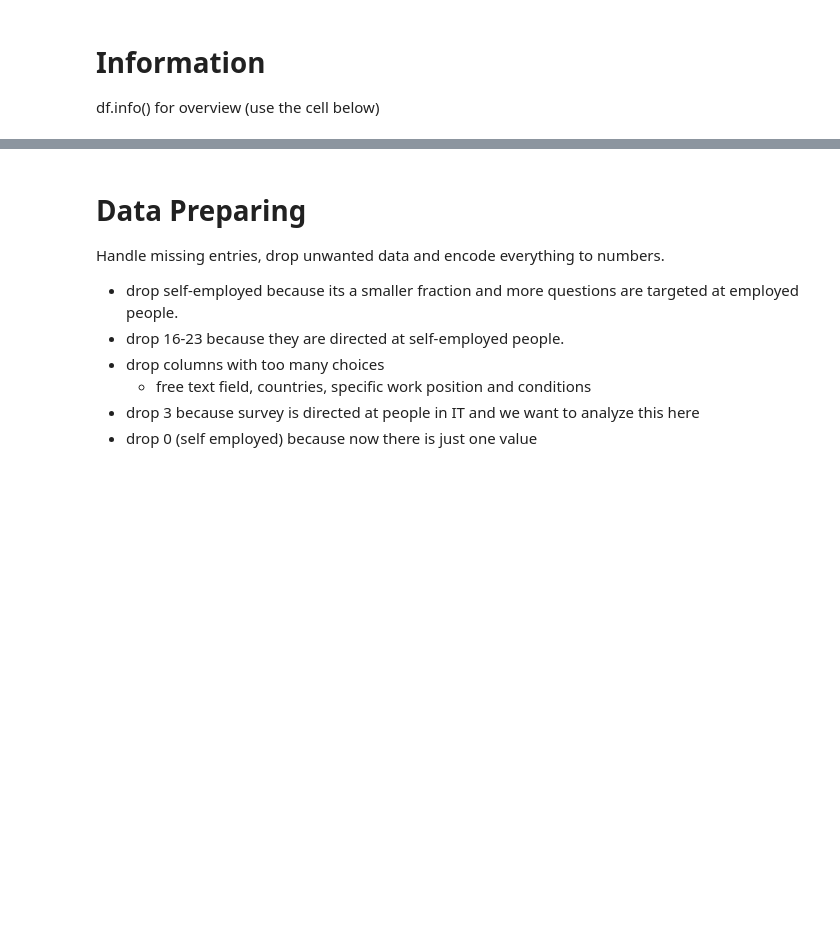
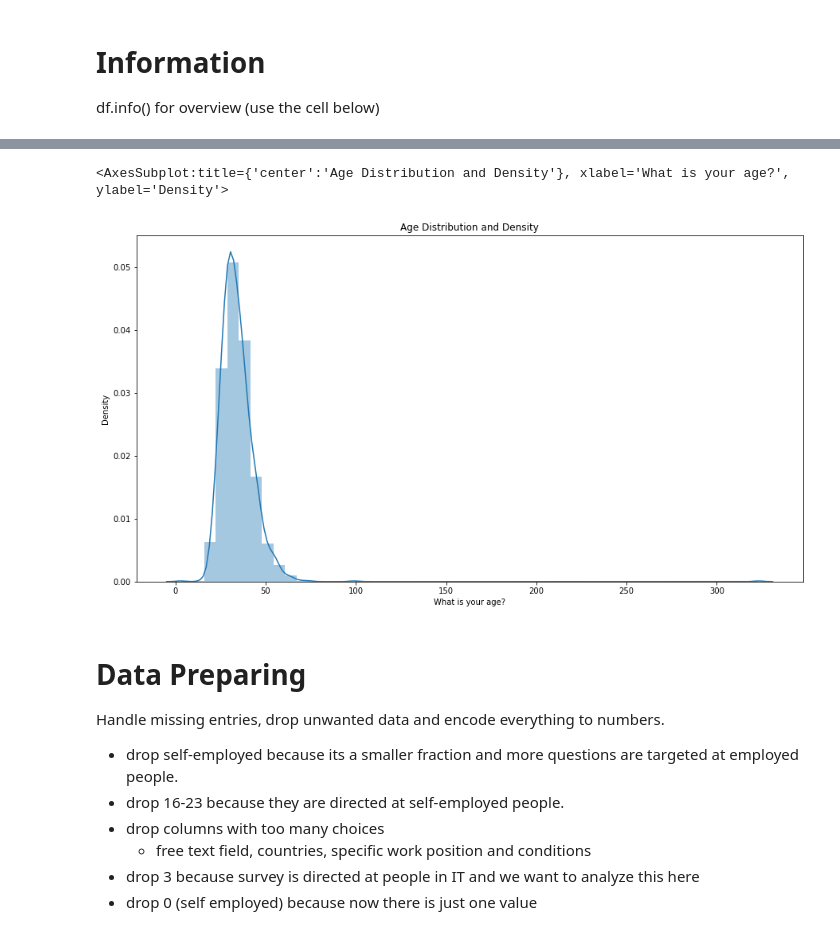
Before and after one commit to LeonOelenberg/DLI-OSMI-Mental-Health, a Jupyter notebook: Notebook.ipynb, the cells around one changed output, grey strips where cells are left out. Saved outputs shown, nothing was run; the diff lists cells and outputs as text; code cells hidden in the pictures; blank space fills up the shorter version.

```diff
--- a/Notebook.ipynb
+++ b/Notebook.ipynb
@@ -23,3 +43,13 @@ df.info() for overview (use the cell below)
+# %%
+# Age plot (More of a template now)
+plt.figure(figsize=(15,8))
+plt.title("Age Distribution and Density")
+plt.xlabel("Age")
+plt.ylabel("Density")
+sns.distplot(df['What is your age?'])
+# %% [output]
+<AxesSubplot:title={'center':'Age Distribution and Density'}, xlabel='What is your age?', ylabel='Density'>
+[figure, added]
 # %% [markdown]
 # Data Preparing
 
```
Also changed, not shown: parts of 24 cells of this notebook, 6 other files.
